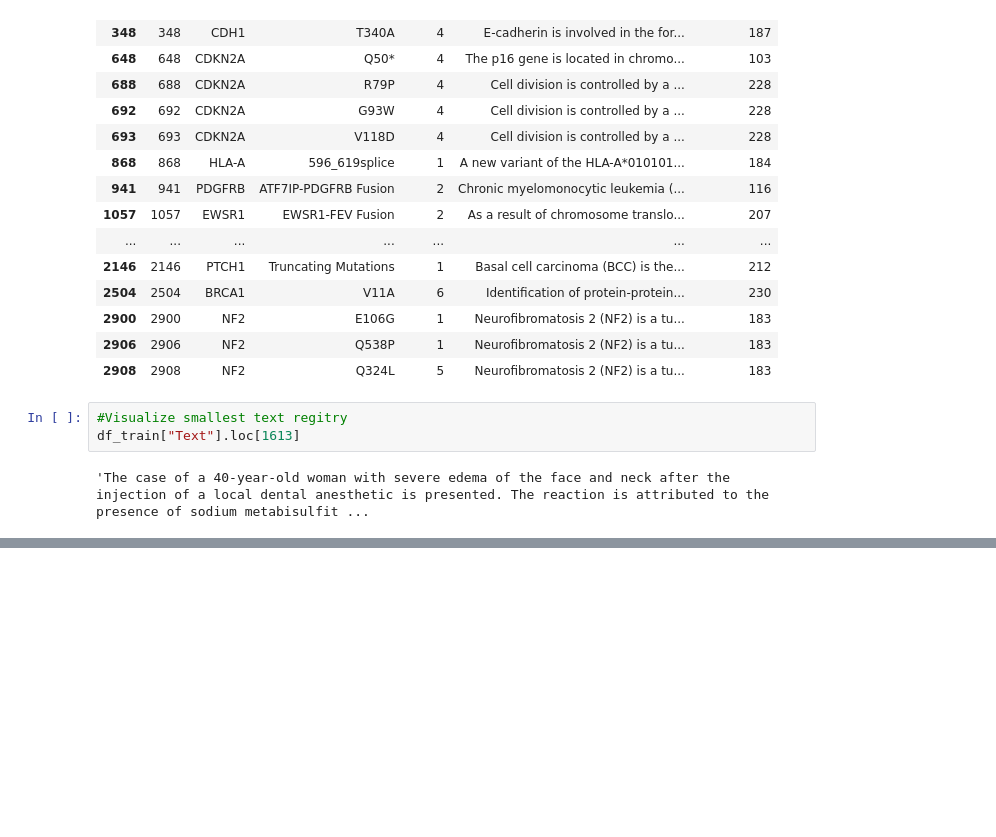
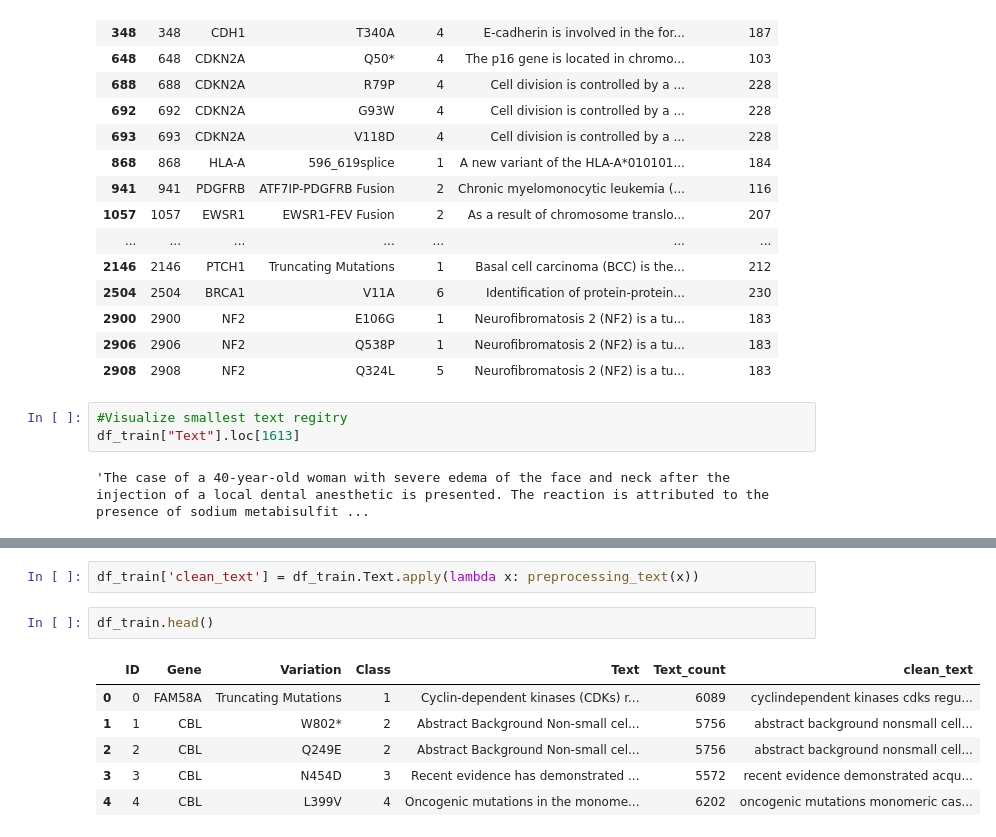
Before and after one commit to GabrielAraujoCarlos/ClassifyingCancer, a Jupyter notebook: DevelopNotebook.ipynb, the cells around one changed output, grey strips where cells are left out. Cells and saved outputs as stored; diff of their text form; blank space fills up the shorter version.

```diff
--- a/DevelopNotebook.ipynb
+++ b/DevelopNotebook.ipynb
@@ -155,0 +136,11 @@ Name: Text, Length: 3316, dtype: object
+# %%
+df_train['clean_text'] = df_train.Text.apply(lambda x: preprocessing_text(x))
+# %%
+df_train.head()
+# %% [output]
+|  | ID | Gene | Variation | Class | Text | Text_count | clean_text |
+| 0 | 0 | FAM58A | Truncating Mutations | 1 | Cyclin-dependent kinases (CDKs) r... | 6089 | cyclindependent kinases cdks regu... |
+| 1 | 1 | CBL | W802* | 2 | Abstract Background Non-small cel... | 5756 | abstract background nonsmall cell... |
+| 2 | 2 | CBL | Q249E | 2 | Abstract Background Non-small cel... | 5756 | abstract background nonsmall cell... |
+| 3 | 3 | CBL | N454D | 3 | Recent evidence has demonstrated ... | 5572 | recent evidence demonstrated acqu... |
+| 4 | 4 | CBL | L399V | 4 | Oncogenic mutations in the monome... | 6202 | oncogenic mutations monomeric cas... |
```
Also changed, not shown: parts of 10 cells of this notebook.
